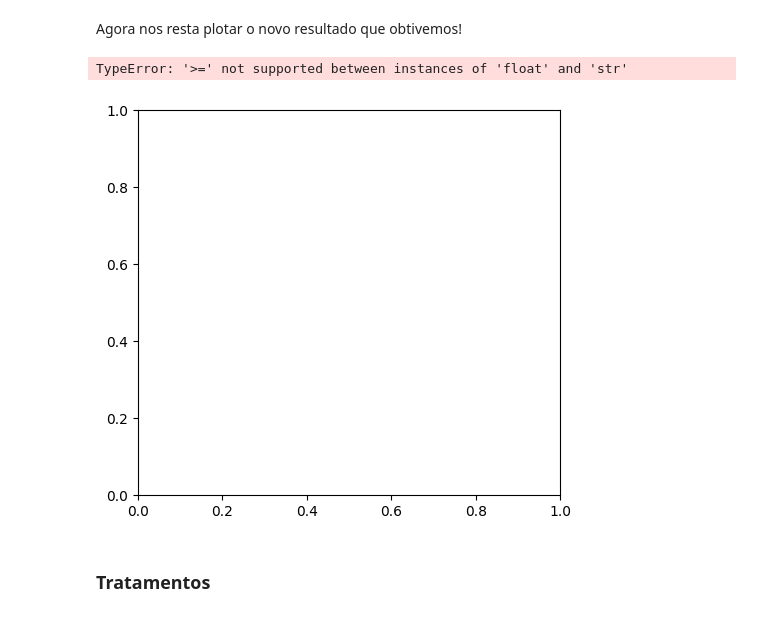
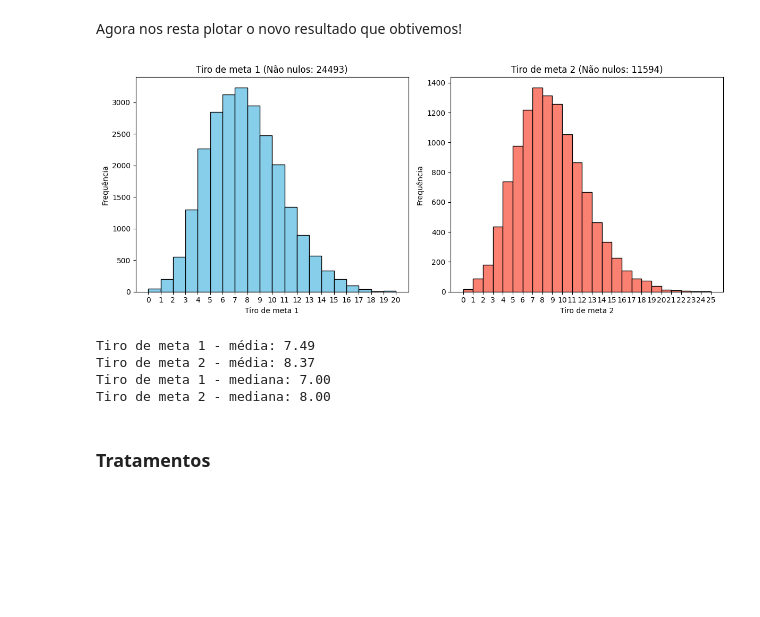
Before and after one commit to UFRJ-Analytica/PS-2025.1, a Jupyter notebook: Progresso/#XRay_final.ipynb, the cells around one changed output. Saved outputs shown, nothing was run; the diff lists cells and outputs as text; code cells hidden in the pictures; blank space fills up the shorter version.

```diff
--- a/Progresso/#XRay_final.ipynb
+++ b/Progresso/#XRay_final.ipynb
@@ -1044,47 +1046,55 @@ Média dos valores previstos: 7.87
 # %% [markdown]
 Agora nos resta plotar o novo resultado que obtivemos!
 # %%
-def plotar_histogramas_duplos(caminho_csv, coluna1, coluna2):
-
-    # Extrai as colunas de interesse
-    dados1 = df[coluna1]
-    dados2 = df[coluna2]
+def plotar_histogramas_duplos(coluna1, coluna2, df):
+    # Converte para numérico (caso tenha strings por engano)
+    dados1 = pd.to_numeric(df[coluna1], errors='coerce').dropna()
+    dados2 = pd.to_numeric(df[coluna2], errors='coerce').dropna()
 
     # Conta os valores não nulos
-    count1 = dados1.notnull().sum()
-    count2 = dados2.notnull().sum()
+    count1 = len(dados1)
+    count2 = len(dados2)
 
-    # Cria os histogramas lado a lado
+    # Define os bins de forma adequada para cada coluna
+    max1 = int(dados1.max()) if not dados1.empty else 1
+    max2 = int(dados2.max()) if not dados2.empty else 1
+
+    bins1 = range(0, max1 + 2)
+    bins2 = range(0, max2 + 2)
+
+    # Plota os histogramas
     plt.figure(figsize=(12, 5))
 
-    # Histograma da primeira coluna
     plt.subplot(1, 2, 1)
-    plt.hist(dados1.dropna(), bins=range(0, int(dados1.max()) + 2), edgecolor='black', color='skyblue')
-    plt.title(f'{coluna1} (Total não nulos: {count1})')
-    plt.xlabel(f"Número de {coluna1}")
+    plt.hist(dados1, bins=bins1, edgecolor='black', color='skyblue')
+    plt.title(f'{coluna1} (Não nulos: {count1})')
+    plt.xlabel(coluna1)
     plt.ylabel('Frequência')
-    plt.xticks(range(0, int(dados1.max()) + 1))
+    plt.xticks(bins1)
 
-    # Histograma da segunda coluna
     plt.subplot(1, 2, 2)
-    plt.hist(dados2.dropna(), bins=range(0, int(dados2.max()) + 2), edgecolor='black', color='salmon')
-    plt.title(f'{coluna2} (Total não nulos: {count2})')
-    plt.xlabel(f"Número de {coluna2}")
+    plt.hist(dados2, bins=bins2, edgecolor='black', color='salmon')
+    plt.title(f'{coluna2} (Não nulos: {count2})')
+    plt.xlabel(coluna2)
     plt.ylabel('Frequência')
-    plt.xticks(range(0, int(dados2.max()) + 1))
+    plt.xticks(bins2)
 
     plt.tight_layout()
     plt.show()
 
-    print(f"Tiro de meta 1 - média: {dados1.mean()}")
-    print(f"Tiro de meta 2 - média: {dados2.mean()}")
-    print(f"Tiro de meta 1 - mediana: {dados1.median()}")
-    print(f"Tiro de meta 2 - mediana: {dados2.median()}")
+    # Estatísticas
+    print(f"{coluna1} - média: {dados1.mean():.2f}")
+    print(f"{coluna2} - média: {dados2.mean():.2f}")
+    print(f"{coluna1} - mediana: {dados1.median():.2f}")
+    print(f"{coluna2} - mediana: {dados2.median():.2f}")
 
-plotar_histogramas_duplos('saida_sem_outliers.csv', 'Tiro de meta 1', 'Tiro de meta 2')
+plotar_histogramas_duplos('Tiro de meta 1', 'Tiro de meta 2', df)
 # %% [output]
+[figure, new version]
-TypeError: '>=' not supported between instances of 'float' and 'str'
+Tiro de meta 1 - média: 7.49
+Tiro de meta 2 - média: 8.37
+Tiro de meta 1 - mediana: 7.00
+Tiro de meta 2 - mediana: 8.00
-[figure, old version]
 # %% [markdown]
 ### Tratamentos
 # %% [markdown]
```
Also changed, not shown: parts of 11 cells of this notebook, 2 other files.
